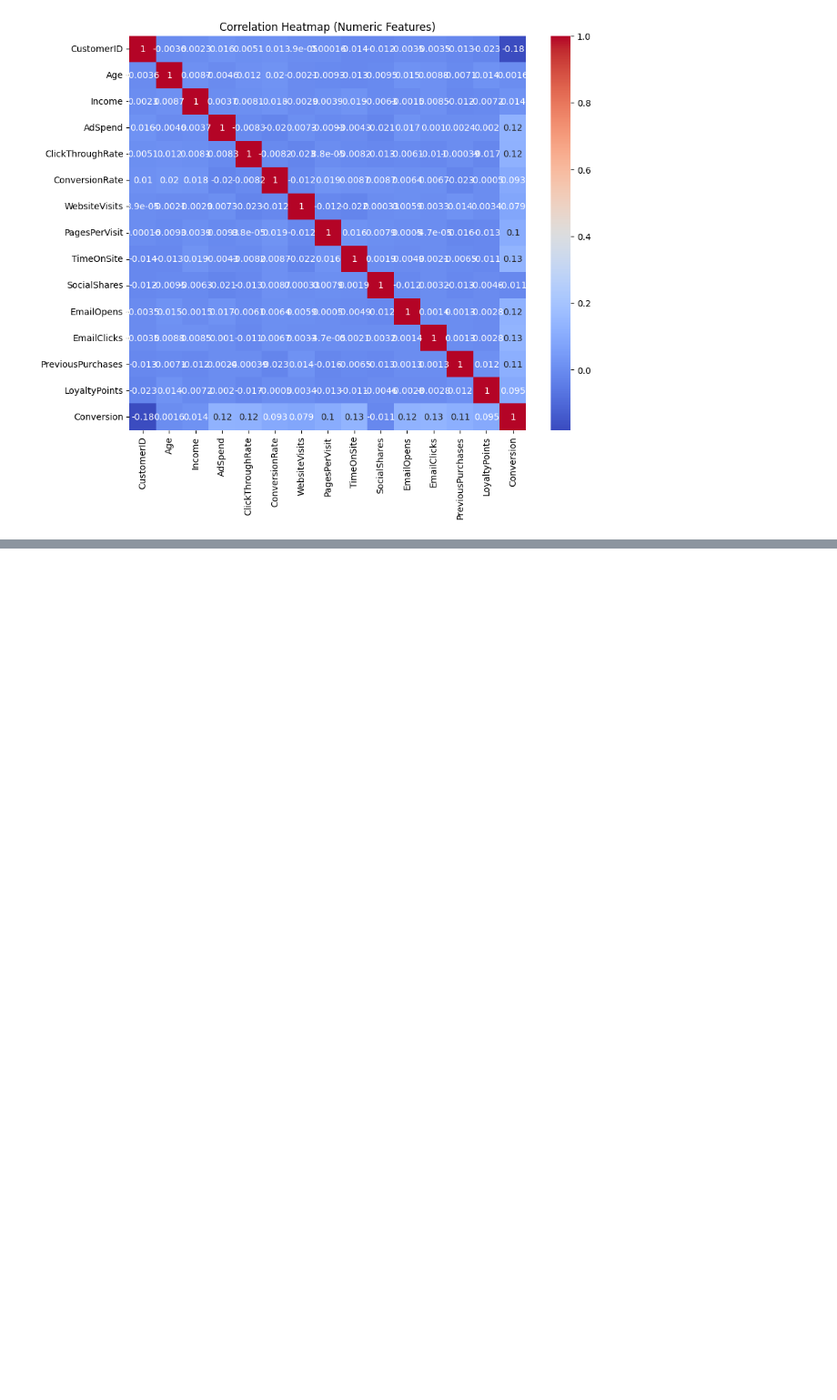
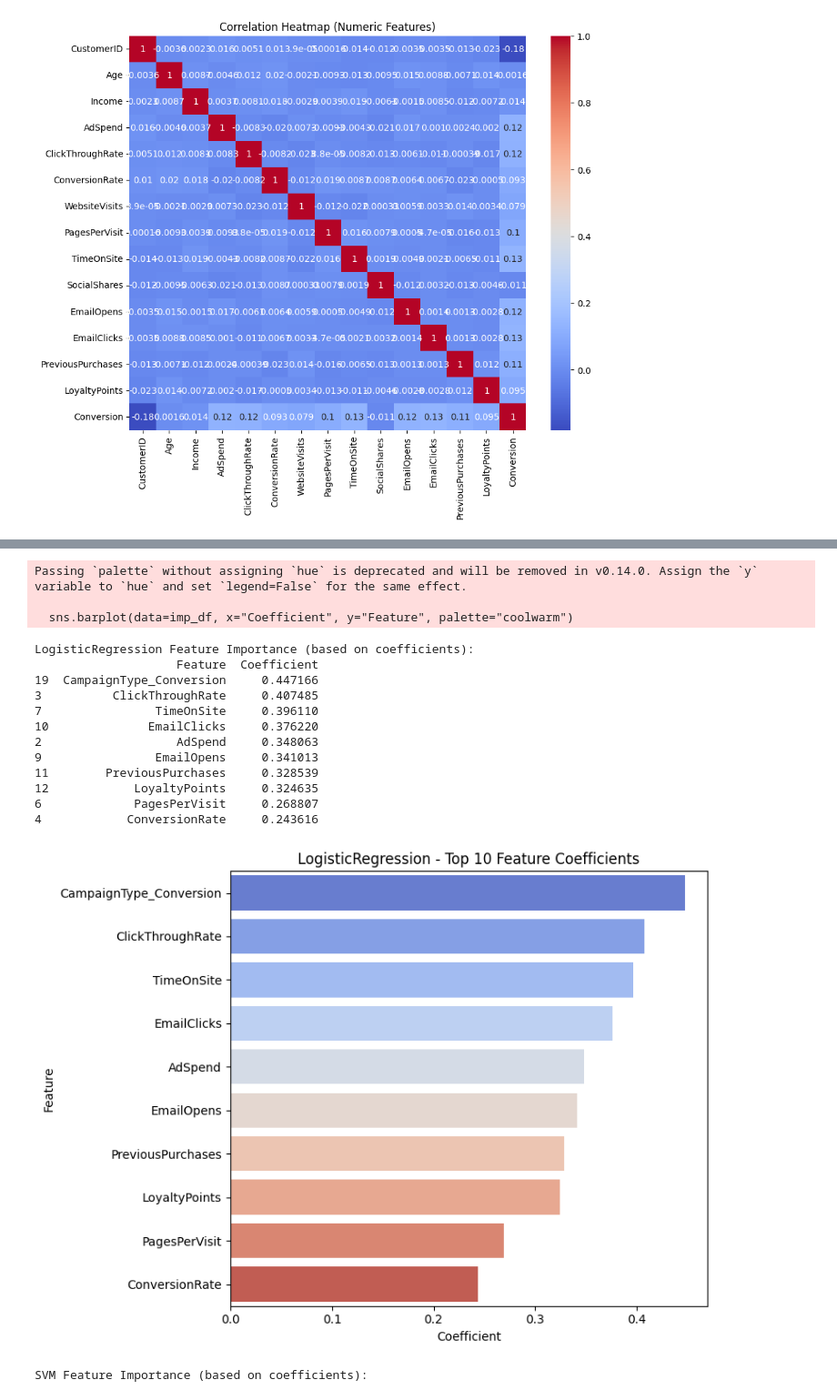
Before and after one commit to H6WU6R/DSA3101-Group-4, a Jupyter notebook: Notebooks/customer engagement 0325.ipynb, the cells around one changed output, grey strips where cells are left out. Shown: that part at 91% size. Drawn from its saved outputs; the diff is of its cells as text; code cells hidden in the pictures; blank space fills up the shorter version.

```diff
--- a/Notebooks/customer engagement 0322.ipynb
+++ b/Notebooks/customer engagement 0325.ipynb
@@ -304 +371,45 @@ XGBoost => Accuracy: 0.9144, ROC-AUC: 0.7980878687012781
+# %%
+for name in ["LogisticRegression", "SVM"]:
+    if name in best_estimators:
+        print(f"\n{name} Feature Importance (based on coefficients):")
+        clf = best_estimators[name].named_steps["classifier"]
+        preprocessor = best_estimators[name].named_steps["preprocessor"]
+
+        feat_names_num = preprocessor.named_transformers_["num"].get_feature_names_out(num_cols)
+        feat_names_cat = preprocessor.named_transformers_["cat"].get_feature_names_out(cat_cols)
+        all_feat_names = np.concatenate((feat_names_num, feat_names_cat))
+
+        if hasattr(clf, "coef_"):
+            coefs = clf.coef_[0]
+            imp_df = pd.DataFrame({
+                "Feature": all_feat_names,
+                "Coefficient": coefs,
+                "AbsCoef": np.abs(coefs)
+            }).sort_values("AbsCoef", ascending=False).head(10)
+
+            print(imp_df[["Feature", "Coefficient"]])
+
+            plt.figure(figsize=(8, 6))
+            sns.barplot(data=imp_df, x="Coefficient", y="Feature", palette="coolwarm")
+            plt.title(f"{name} - Top 10 Feature Coefficients")
+            plt.tight_layout()
+            plt.show()
+# %% [output]
+Passing `palette` without assigning `hue` is deprecated and will be removed in v0.14.0. Assign the `y` variable to `hue` and set `legend=False` for the same effect.
+
+  sns.barplot(data=imp_df, x="Coefficient", y="Feature", palette="coolwarm")
+LogisticRegression Feature Importance (based on coefficients):
+                    Feature  Coefficient
+19  CampaignType_Conversion     0.447166
+3          ClickThroughRate     0.407485
+7                TimeOnSite     0.396110
+10              EmailClicks     0.376220
+2                   AdSpend     0.348063
+9                EmailOpens     0.341013
+11        PreviousPurchases     0.328539
+12            LoyaltyPoints     0.324635
+6             PagesPerVisit     0.268807
+4            ConversionRate     0.243616
+[figure, added]
+SVM Feature Importance (based on coefficients):
 # %%
```
Also changed, not shown: parts of 22 cells of this notebook, 6 other files.
